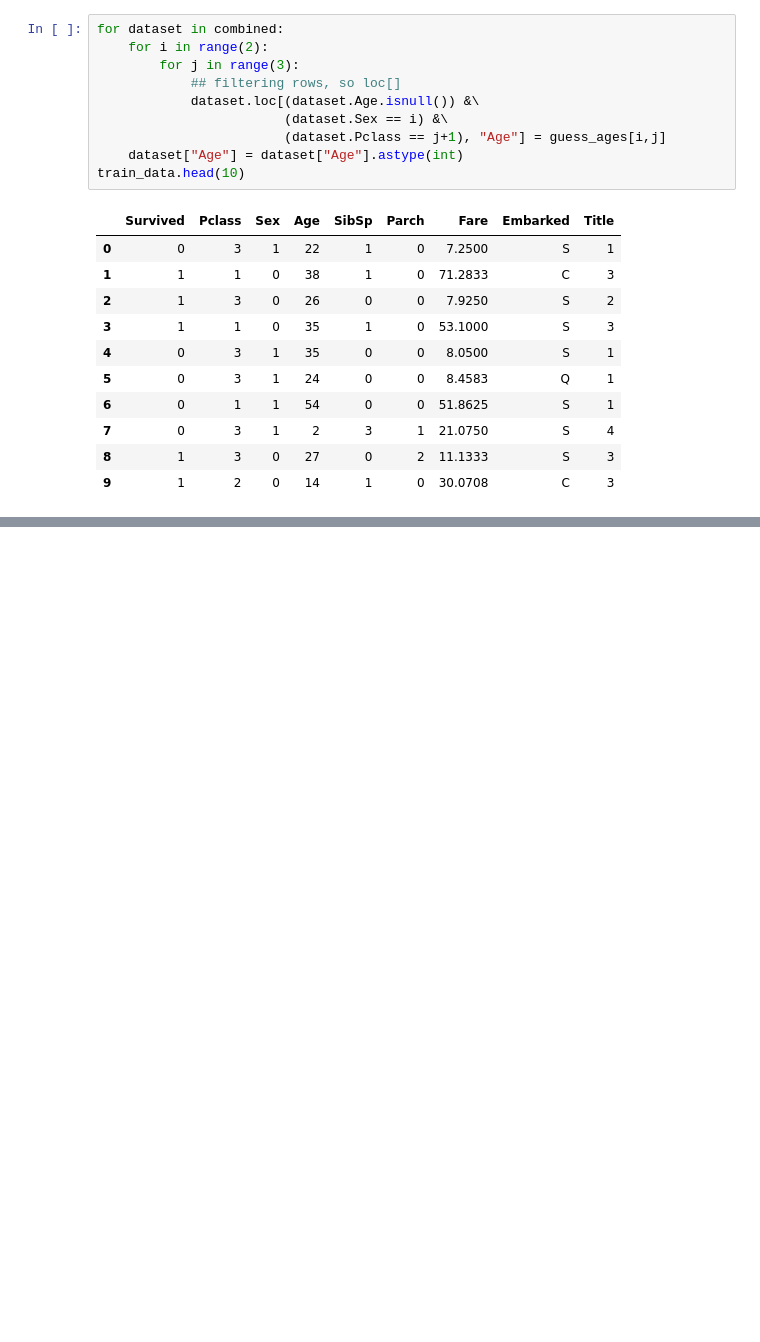
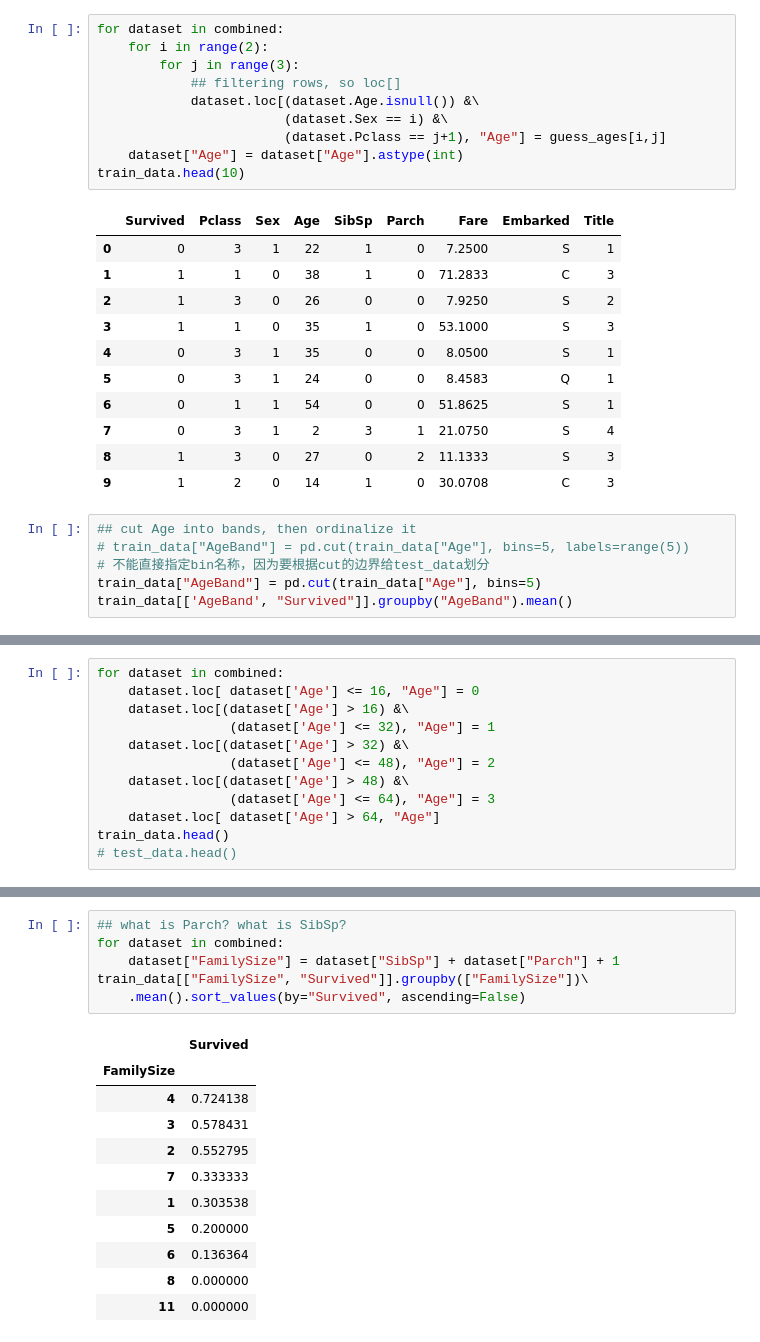
Before and after one commit to gli81/kaggle, a Jupyter notebook: Titanic-Machine-Learning-from-Disaster/titanic.ipynb, the cells around one changed output, grey strips where cells are left out. Drawn from its saved outputs; the diff is of its cells as text; blank space fills up the shorter version.

```diff
--- a/Titanic-Machine-Learning-from-Disaster/titanic.ipynb
+++ b/Titanic-Machine-Learning-from-Disaster/titanic.ipynb
@@ -360,3 +360,9 @@ train_data.head(10)
 | 7 | 0 | 3 | 1 | 2 | 3 | 1 | 21.0750 | S | 4 |
 | 8 | 1 | 3 | 0 | 27 | 0 | 2 | 11.1333 | S | 3 |
 | 9 | 1 | 2 | 0 | 14 | 1 | 0 | 30.0708 | C | 3 |
+# %%
+## cut Age into bands, then ordinalize it
+# train_data["AgeBand"] = pd.cut(train_data["Age"], bins=5, labels=range(5))
+# 不能直接指定bin名称，因为要根据cut的边界给test_data划分
+train_data["AgeBand"] = pd.cut(train_data["Age"], bins=5)
+train_data[['AgeBand', "Survived"]].groupby("AgeBand").mean()
@@ -362,0 +377,12 @@ train_data.head(10)
+# %%
+for dataset in combined:
+    dataset.loc[ dataset['Age'] <= 16, "Age"] = 0
+    dataset.loc[(dataset['Age'] > 16) &\
+                 (dataset['Age'] <= 32), "Age"] = 1
+    dataset.loc[(dataset['Age'] > 32) &\
+                 (dataset['Age'] <= 48), "Age"] = 2
+    dataset.loc[(dataset['Age'] > 48) &\
+                 (dataset['Age'] <= 64), "Age"] = 3
+    dataset.loc[ dataset['Age'] > 64, "Age"]
+train_data.head()
+# test_data.head()
@@ -362,0 +399,18 @@ train_data.head(10)
+# %%
+## what is Parch? what is SibSp?
+for dataset in combined:
+    dataset["FamilySize"] = dataset["SibSp"] + dataset["Parch"] + 1
+train_data[["FamilySize", "Survived"]].groupby(["FamilySize"])\
+    .mean().sort_values(by="Survived", ascending=False)
+# %% [output]
+|  | Survived |
+| FamilySize |  |
+| 4 | 0.724138 |
+| 3 | 0.578431 |
+| 2 | 0.552795 |
+| 7 | 0.333333 |
+| 1 | 0.303538 |
+| 5 | 0.200000 |
+| 6 | 0.136364 |
+| 8 | 0.000000 |
+| 11 | 0.000000 |
```
Also changed, not shown: parts of 12 cells of this notebook.
